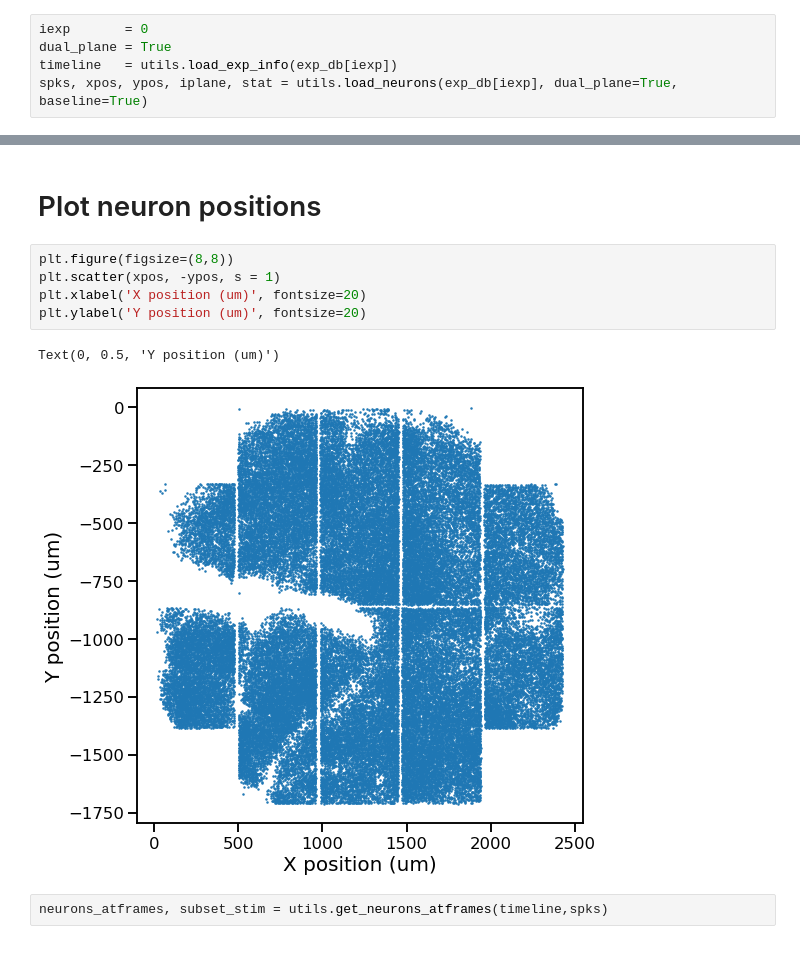
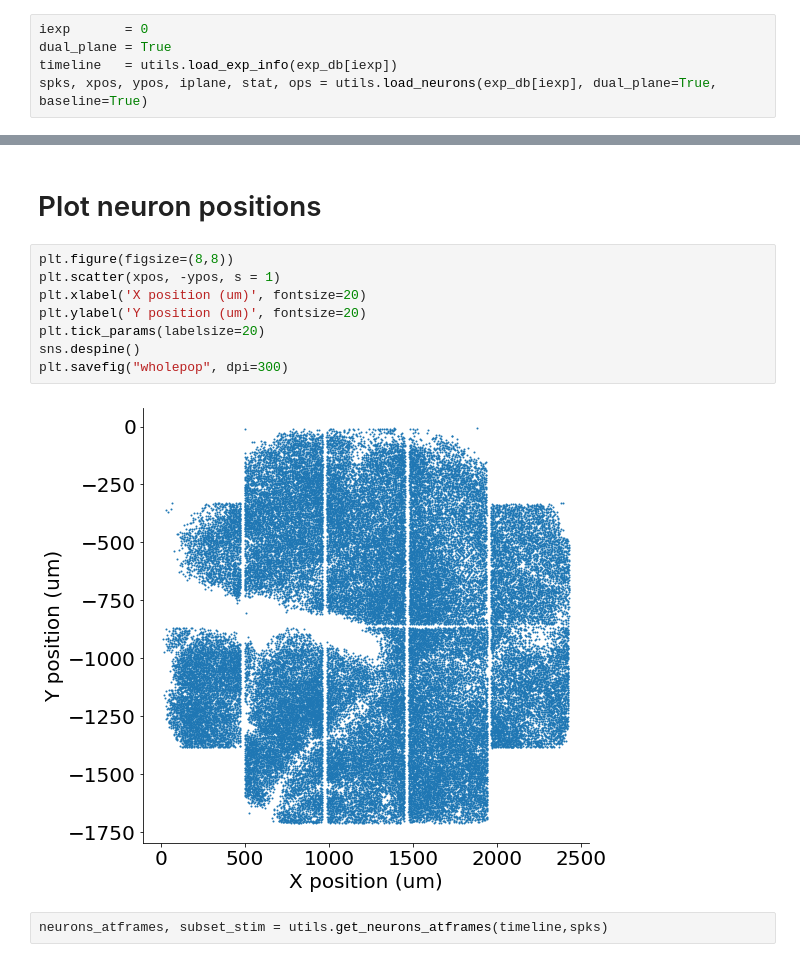
Before and after one commit to NunezKant/Dprime, a Jupyter notebook: PassiveStim/scripts/Dprime_decoder.ipynb, the cells around one changed output, grey strips where cells are left out. Drawn from its saved outputs; the diff is of its cells as text.

```diff
--- a/PassiveStim/scripts/Dprime_decoder.ipynb
+++ b/PassiveStim/scripts/Dprime_decoder.ipynb
@@ -33,5 +33,5 @@ exp_db
 iexp       = 0
 dual_plane = True
 timeline   = utils.load_exp_info(exp_db[iexp])
-spks, xpos, ypos, iplane, stat = utils.load_neurons(exp_db[iexp], dual_plane=True, baseline=True)
+spks, xpos, ypos, iplane, stat, ops = utils.load_neurons(exp_db[iexp], dual_plane=True, baseline=True)
 # %% [output]
@@ -61,11 +46,13 @@ dict_keys(['ypix', 'xpix', 'lam', 'med', 'footprint', 'mrs', 'mrs0', 'compact',
 # %%
 plt.figure(figsize=(8,8))
 plt.scatter(xpos, -ypos, s = 1)
 plt.xlabel('X position (um)', fontsize=20)
 plt.ylabel('Y position (um)', fontsize=20)
+plt.tick_params(labelsize=20)
+sns.despine()
+plt.savefig("wholepop", dpi=300)
 # %% [output]
-Text(0, 0.5, 'Y position (um)')
-[figure, old version]
+[figure, new version]
 # %%
 neurons_atframes, subset_stim = utils.get_neurons_atframes(timeline,spks)
 # %%
```
Also changed, not shown: parts of 12 cells of this notebook, 9 other files.
